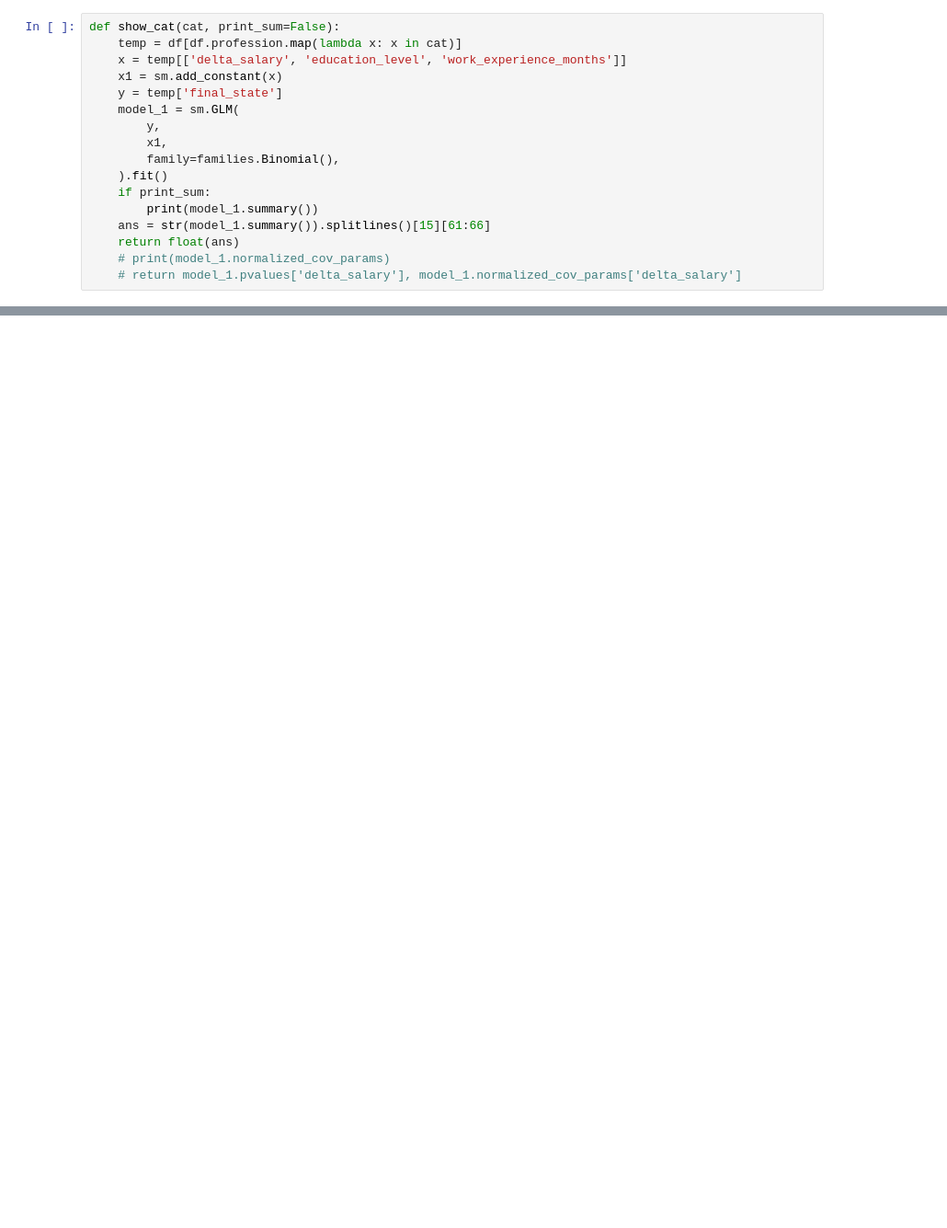
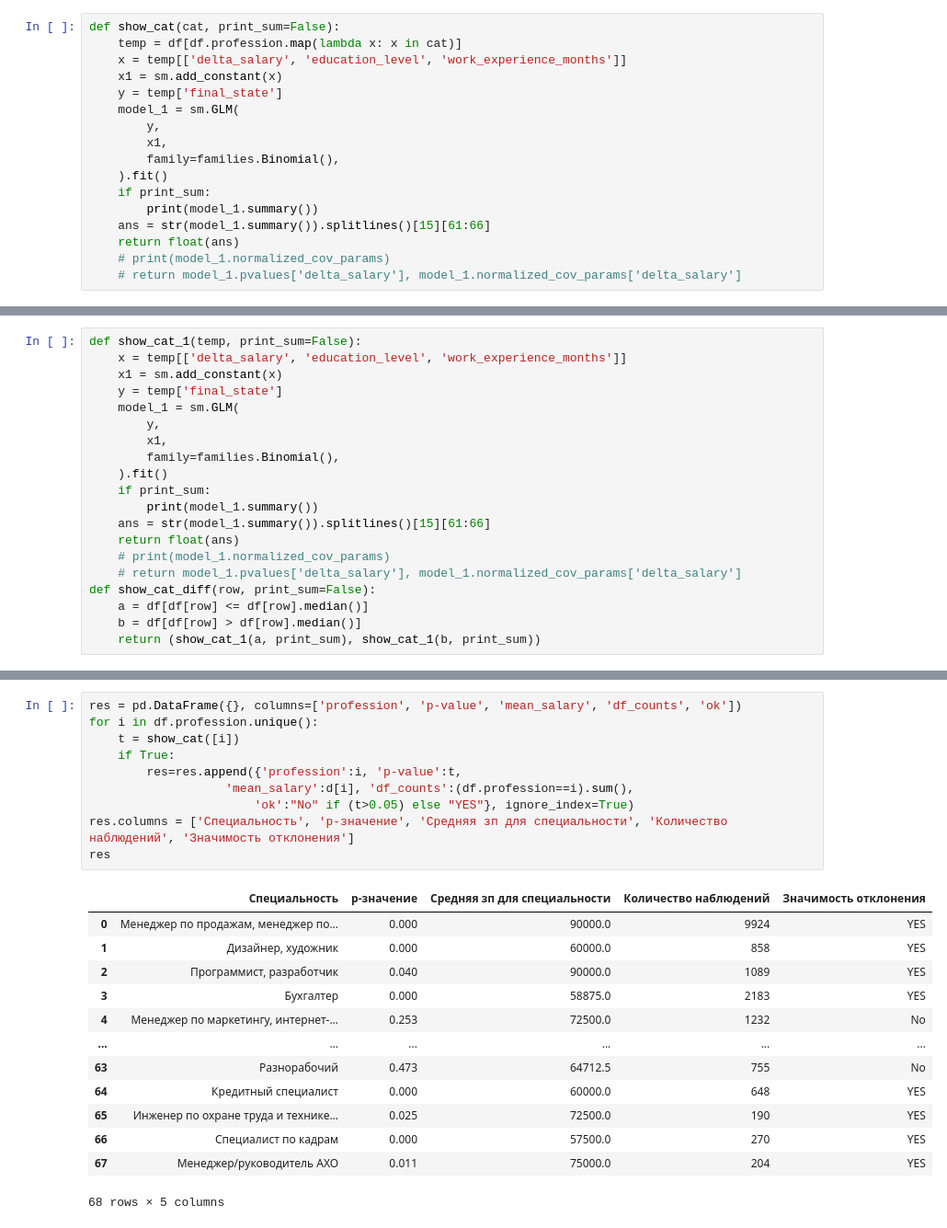
Before and after one commit to Arseniysafonov1/dano, a Jupyter notebook: Pred.ipynb, the cells around one changed output, grey strips where cells are left out. Shown at 92% size. Cells and saved outputs as stored; diff of their text form; blank space fills up the shorter version.

```diff
--- a/Pred.ipynb
+++ b/Pred.ipynb
@@ -190,0 +176,20 @@ len(df), df.resume_id.nunique(), df.vacancy_id.nunique()
+# %%
+def show_cat_1(temp, print_sum=False):
+    x = temp[['delta_salary', 'education_level', 'work_experience_months']]
+    x1 = sm.add_constant(x)
+    y = temp['final_state']
+    model_1 = sm.GLM(
+        y,
+        x1,
+        family=families.Binomial(),
+    ).fit()
+    if print_sum:
+        print(model_1.summary())
+    ans = str(model_1.summary()).splitlines()[15][61:66]
+    return float(ans)
+    # print(model_1.normalized_cov_params)
+    # return model_1.pvalues['delta_salary'], model_1.normalized_cov_params['delta_salary']
+def show_cat_diff(row, print_sum=False):
+    a = df[df[row] <= df[row].median()]
+    b = df[df[row] > df[row].median()]
+    return (show_cat_1(a, print_sum), show_cat_1(b, print_sum))
@@ -190,0 +215,24 @@ len(df), df.resume_id.nunique(), df.vacancy_id.nunique()
+# %%
+res = pd.DataFrame({}, columns=['profession', 'p-value', 'mean_salary', 'df_counts', 'ok'])
+for i in df.profession.unique():
+    t = show_cat([i])
+    if True:
+        res=res.append({'profession':i, 'p-value':t,
+                   'mean_salary':d[i], 'df_counts':(df.profession==i).sum(),
+                       'ok':"No" if (t>0.05) else "YES"}, ignore_index=True)
+res.columns = ['Специальность', 'p-значение', 'Средняя зп для специальности', 'Количество наблюдений', 'Значимость отклонения']
+res
+# %% [output]
+|  | Специальность | p-значение | Средняя зп для специальности | Количество наблюдений | Значимость отклонения |
+| 0 | Менеджер по продажам, менеджер по... | 0.000 | 90000.0 | 9924 | YES |
+| 1 | Дизайнер, художник | 0.000 | 60000.0 | 858 | YES |
+| 2 | Программист, разработчик | 0.040 | 90000.0 | 1089 | YES |
+| 3 | Бухгалтер | 0.000 | 58875.0 | 2183 | YES |
+| 4 | Менеджер по маркетингу, интернет-... | 0.253 | 72500.0 | 1232 | No |
+| ... | ... | ... | ... | ... | ... |
+| 63 | Разнорабочий | 0.473 | 64712.5 | 755 | No |
+| 64 | Кредитный специалист | 0.000 | 60000.0 | 648 | YES |
+| 65 | Инженер по охране труда и технике... | 0.025 | 72500.0 | 190 | YES |
+| 66 | Специалист по кадрам | 0.000 | 57500.0 | 270 | YES |
+| 67 | Менеджер/руководитель АХО | 0.011 | 75000.0 | 204 | YES |
+68 rows × 5 columns
```
Also changed, not shown: parts of 34 cells of this notebook.
